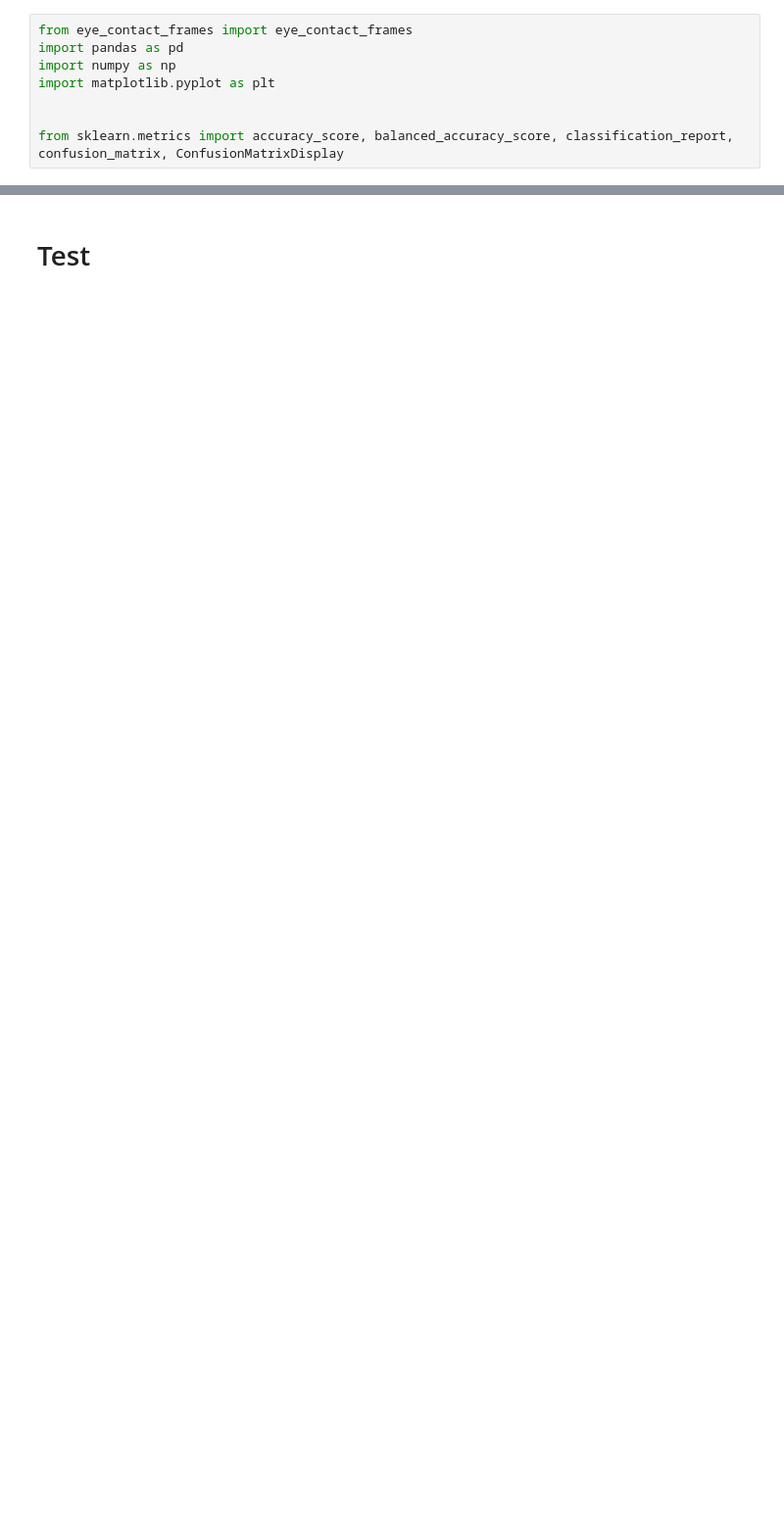
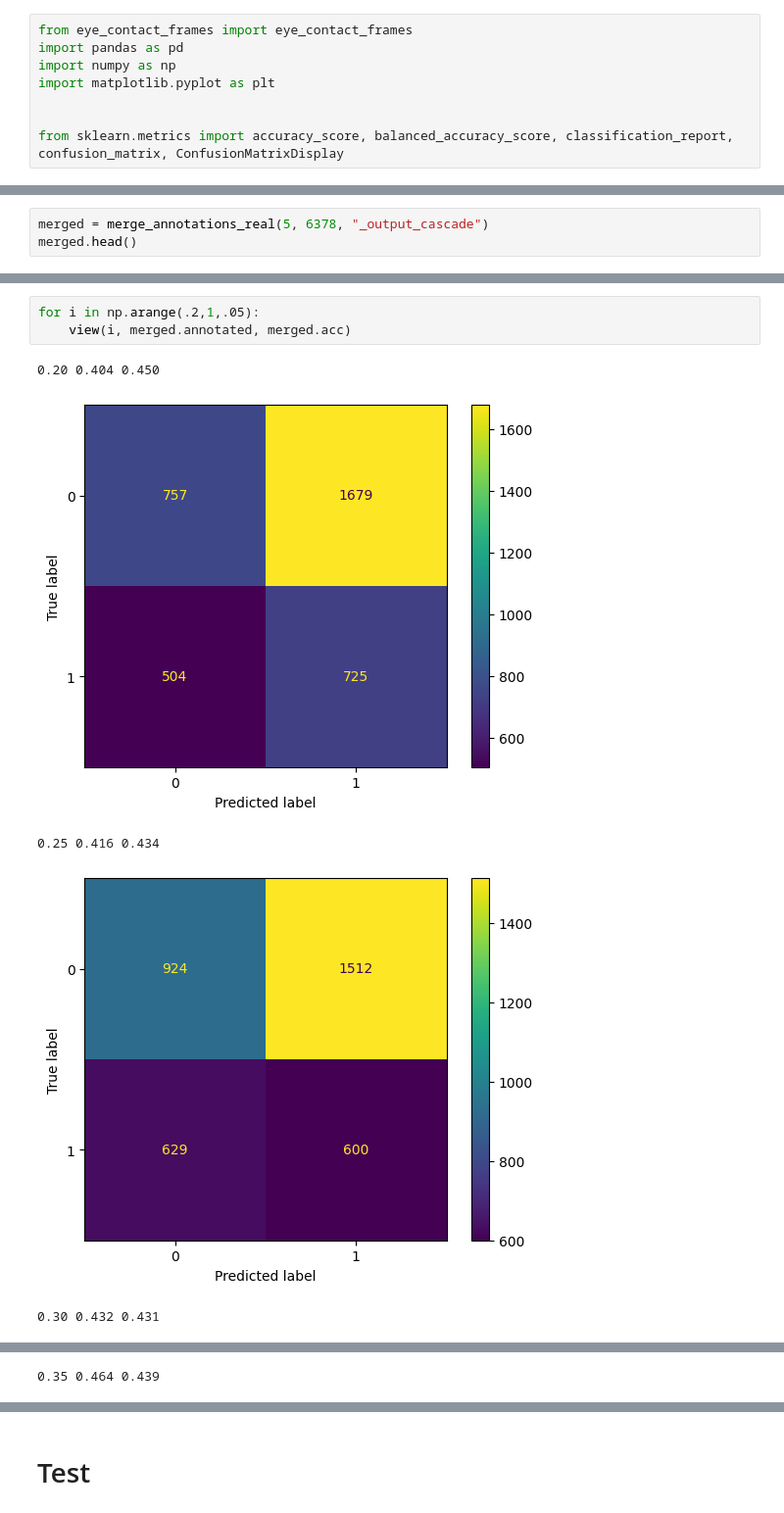
Before and after one commit to Johanniii/eye-contact-cnn, a Jupyter notebook: accuracy.ipynb, the cells around one changed output, grey strips where cells are left out. Shown at 98% size. Cells and saved outputs as stored; diff of their text form; blank space fills up the shorter version.

```diff
--- a/accuracy.ipynb
+++ b/accuracy.ipynb
@@ -53,0 +173,3 @@ ConfusionMatrixDisplay(confusion_matrix([x>.2 for x in merged.acc], merged.annot
+# %%
+merged = merge_annotations_real(5, 6378, "_output_cascade")
+merged.head()
@@ -53,0 +208,9 @@ ConfusionMatrixDisplay(confusion_matrix([x>.2 for x in merged.acc], merged.annot
+# %%
+for i in np.arange(.2,1,.05):
+    view(i, merged.annotated, merged.acc)
+# %% [output]
+0.20 0.404 0.450
+[figure, added]
+0.25 0.416 0.434
+[figure, added]
+0.30 0.432 0.431
@@ -53,0 +218 @@ ConfusionMatrixDisplay(confusion_matrix([x>.2 for x in merged.acc], merged.annot
+0.35 0.464 0.439
```
Also changed, not shown: parts of 24 cells of this notebook.
